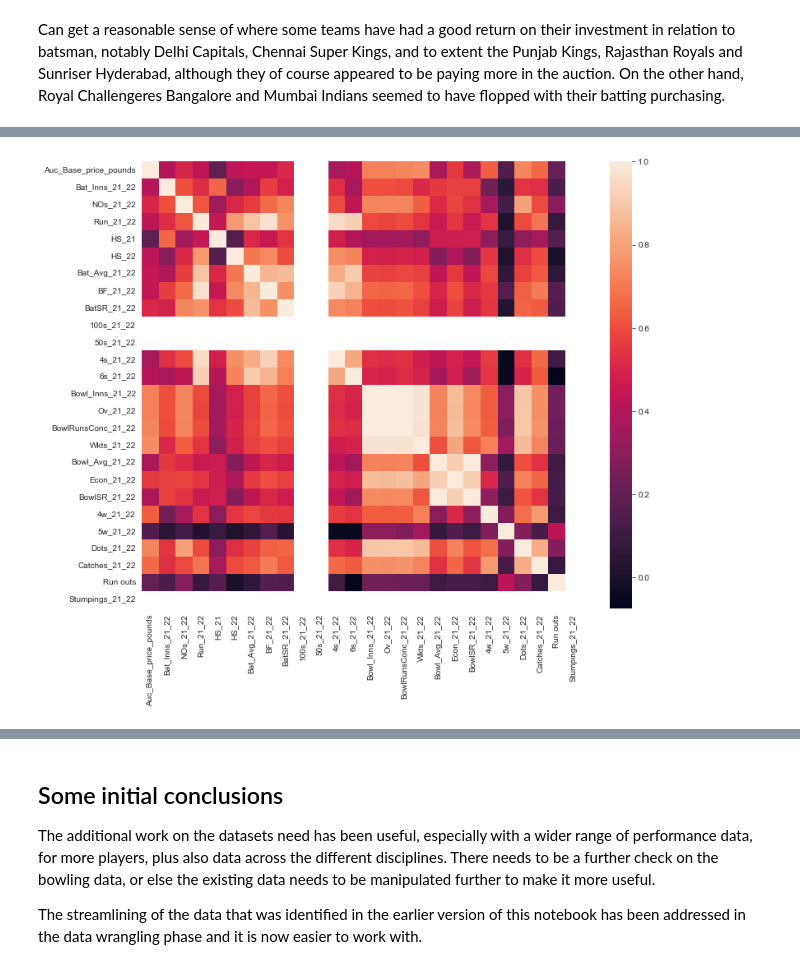
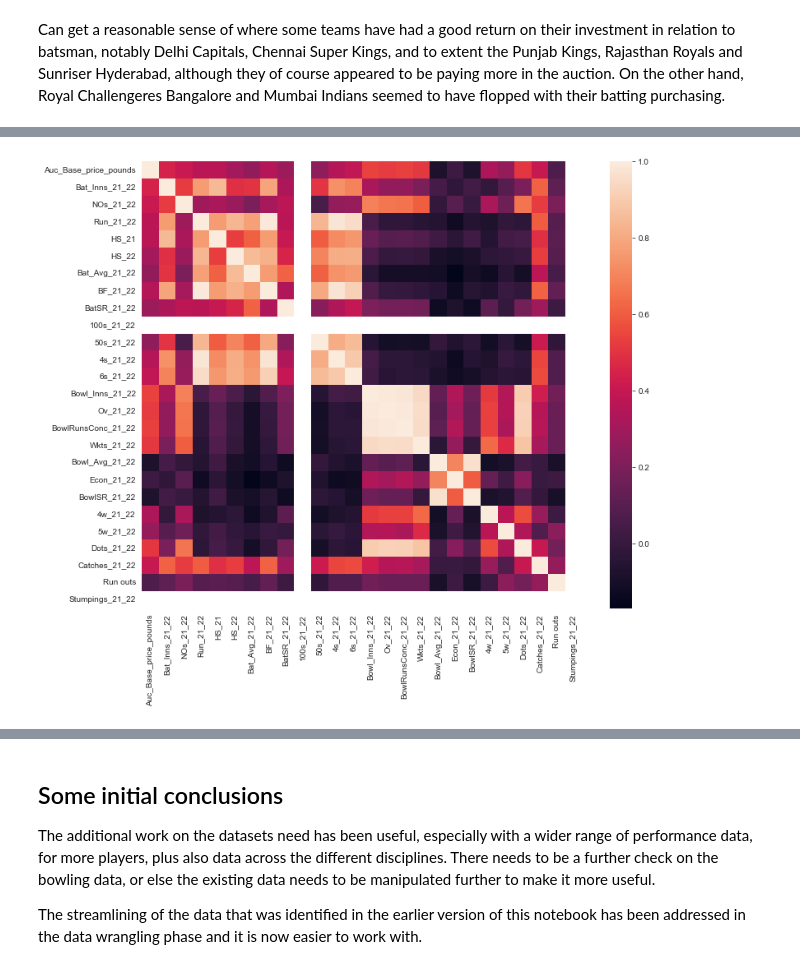
Before and after one commit to JonnyPearce/SpringboardCapstone2, a Jupyter notebook: Notebooks/Capstone2_CricketProject_ExploratoryDataAnalysis_JonnyPearce_Feb2023.ipynb, the cells around one changed output, grey strips where cells are left out. Saved outputs shown, nothing was run; the diff lists cells and outputs as text; code cells hidden in the pictures.

```diff
--- a/Notebooks/Capstone2_CricketProject_ExploratoryDataAnalysis_JonnyPearce_Feb2023.ipynb
+++ b/Notebooks/Capstone2_CricketProject_ExploratoryDataAnalysis_JonnyPearce_Feb2023.ipynb
@@ -571,9 +555,9 @@ plt.show()
 # %% [markdown]
 Can get a reasonable sense of where some teams have had a good return on their investment in relation to batsman, notably Delhi Capitals, Chennai Super Kings, and to extent the Punjab Kings, Rajasthan Royals and Sunriser Hyderabad, although they  of course appeared to be paying more in the auction. On the other hand, Royal Challengeres Bangalore and Mumbai Indians seemed to have flopped with their batting purchasing.
 # %%
-#Repeat above but for bowlers
-Bowlers = IPLPriceNPerf21_22.loc[IPLPriceNPerf21_22['Type']=='Bowler']
-g=sns.boxplot(data=Bowlers, x='Team', y='Bowl_Avg_21_22')
+#Repeat above but for bowlers, inc All Rounders
+BowlersAR = IPLPriceNPerf21_22[IPLPriceNPerf21_22['Type'].isin(['Bowler', 'All-Rounder'])]
+g=sns.boxplot(data=BowlersAR, x='Team', y='Bowl_Avg_21_22', hue='Type')
 plt.xlabel("Teams")
 plt.xticks(rotation=90)
 plt.ylabel("Bowling averages")
@@ -736,8 +724,8 @@ sns.heatmap(Bat_AllR_WK.corr());
 # %%
 plt.subplots(figsize=(12,10))
-sns.heatmap(Bowlers.corr());
+sns.heatmap(BowlersAR.corr());
 # %% [output]
-[figure, old version]
+[figure, new version]
 # %%
 # define function to create scatterplots of auction prices against desired columns
 def scatterplots(columns, ncol=None, figsize=(15, 8)):
```
Also changed, not shown: parts of 33 cells of this notebook.
